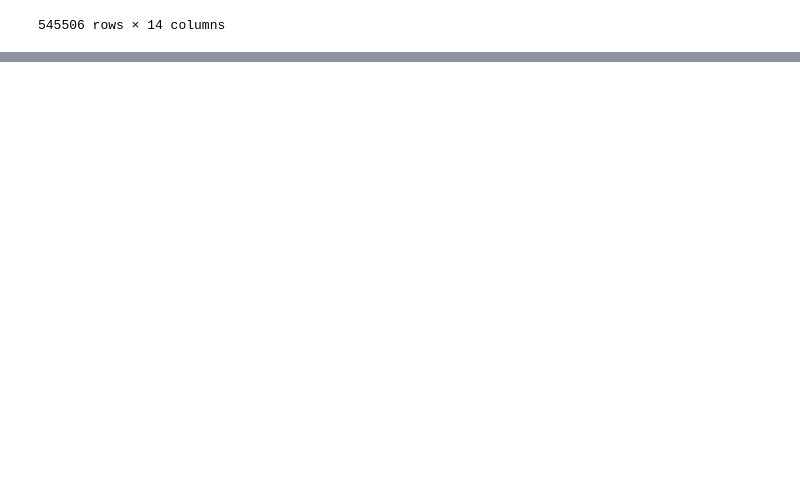
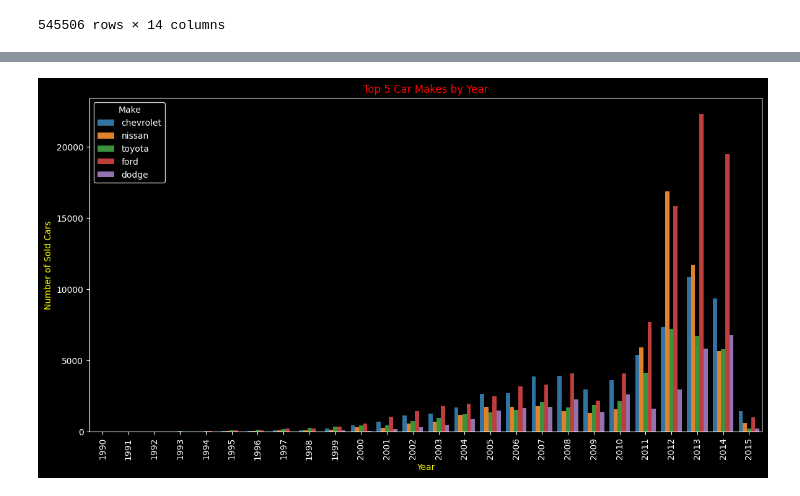
Before and after one commit to Kittisak-M/Best-Strategy-to-Buy-Car-for-Value-Concious-Customer, a Jupyter notebook: car-sales-exploratory-data-analysis.ipynb, the cells around one changed output, grey strips where cells are left out. Cells and saved outputs as stored; diff of their text form; code cells hidden in the pictures; blank space fills up the shorter version.

```diff
--- a/car-sales-exploratory-data-analysis.ipynb
+++ b/car-sales-exploratory-data-analysis.ipynb
@@ -923,0 +951,34 @@ cleaned_cs
+# %%
+
+top_car_makes = cleaned_cs['make'].value_counts().nlargest(5).index
+
+filtered_cs = cleaned_cs[cleaned_cs['make'].isin(top_car_makes)]
+
+yearly_counts = filtered_cs.groupby(['year', 'make']).size().reset_index(name='counts')
+
+
+plt.figure(figsize=(14, 7))
+ax = sns.barplot(x='year', y='counts', hue='make', data=yearly_counts)
+
+ax.set_facecolor('black')
+plt.gcf().set_facecolor('black')
+
+plt.title('Top 5 Car Makes by Year', color='red')
+plt.xlabel('Year', color='yellow')
+plt.ylabel('Number of Sold Cars', color='yellow')
+
+ax.tick_params(axis='x', colors='white')
+ax.tick_params(axis='y', colors='white')
+
+legend = plt.legend(title='Make', loc='upper left', facecolor='black', edgecolor='white')
+plt.setp(legend.get_texts(), color='white')
+plt.setp(legend.get_title(), color='white')
+
+plt.xticks(rotation=90)
+
+for spine in ax.spines.values():
+    spine.set_edgecolor('white')
+
+plt.show()
+# %% [output]
+[figure, added]
```
Also changed, not shown: parts of 16 cells of this notebook, 1 other file.
